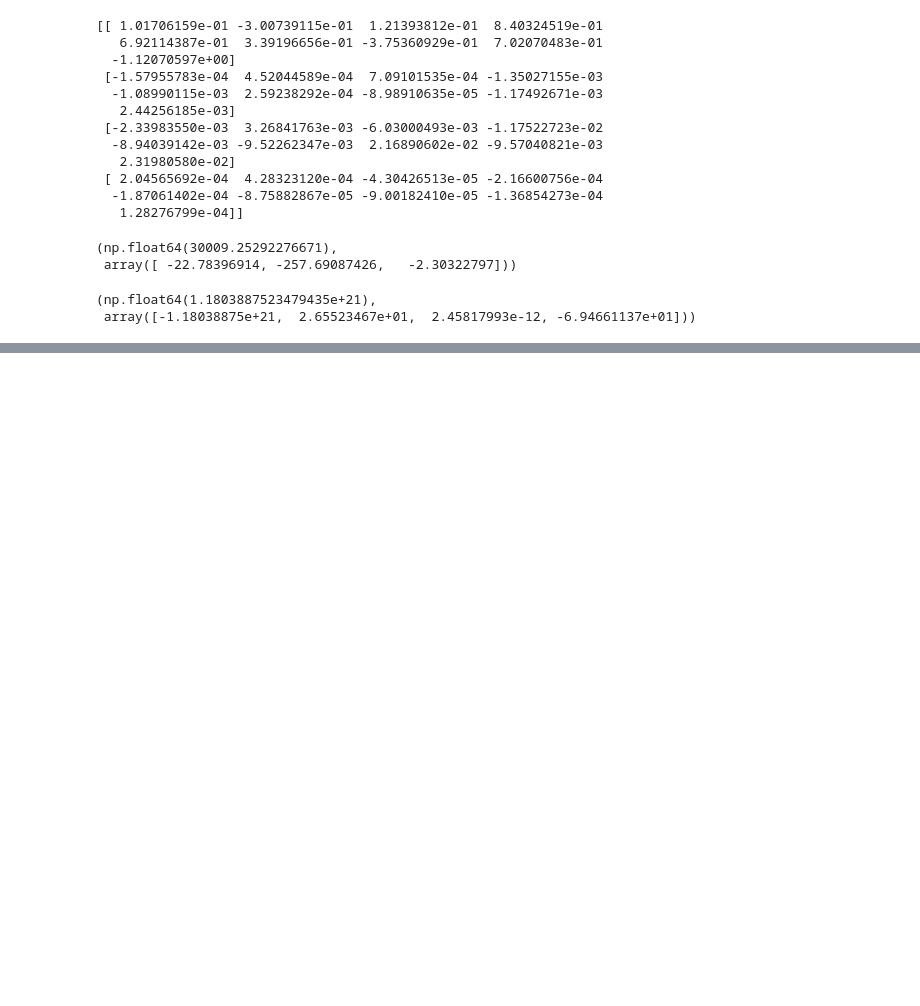
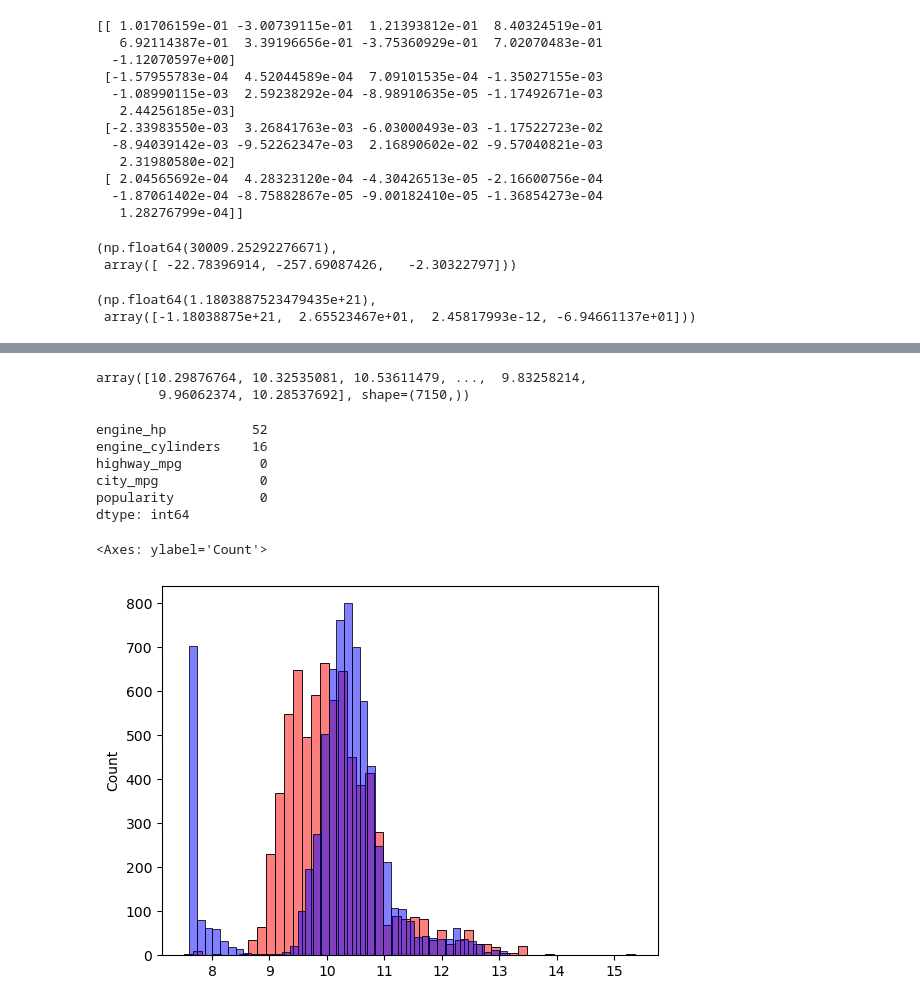
Before and after one commit to aljariri0/ML-Zoomcamp, a Jupyter notebook: 02-regression/01-car-price-predict.ipynb, the cells around one changed output, grey strips where cells are left out. Drawn from its saved outputs; the diff is of its cells as text; code cells hidden in the pictures; blank space fills up the shorter version.

```diff
--- a/02-regression/01-car-price-predict.ipynb
+++ b/02-regression/01-car-price-predict.ipynb
@@ -481,0 +493,5 @@ train_linear_regression(X,y)
+# %%
+# get all numerical values
+
+base = ['engine_hp', 'engine_cylinders', 'highway_mpg', 'city_mpg', 'popularity']
+df_train[base].head()
@@ -481,0 +505,27 @@ train_linear_regression(X,y)
+# %%
+X_train = df_train[base].values
+y_train
+# %% [output]
+array([10.29876764, 10.32535081, 10.53611479, ...,  9.83258214,
+        9.96062374, 10.28537692], shape=(7150,))
+# %%
+df_train[base].isnull().sum()
+# %% [output]
+engine_hp           52
+engine_cylinders    16
+highway_mpg          0
+city_mpg             0
+popularity           0
+dtype: int64
+# %%
+X_train = df_train[base].fillna(0).values
+# %%
+w0, w = train_linear_regression(X_train, y_train)
+# %%
+y_predict = w0 + X_train.dot(w)
+# %%
+sns.histplot(y_predict, color='red', alpha=0.5, bins=50)
+sns.histplot(y_train, color='blue', alpha=0.5, bins=50)
+# %% [output]
+<Axes: ylabel='Count'>
+[figure, added]
```
Also changed, not shown: parts of 3 cells of this notebook.
